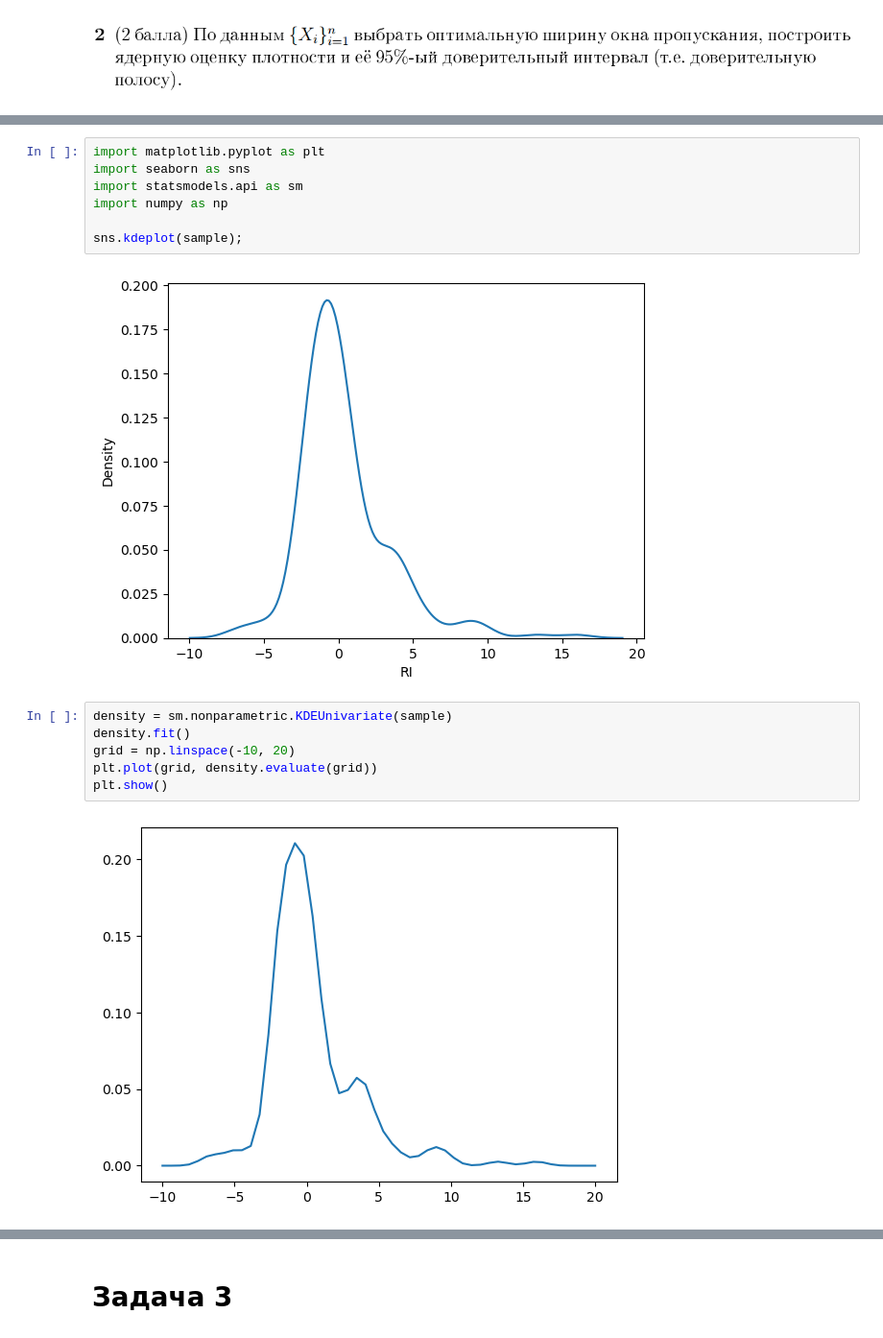
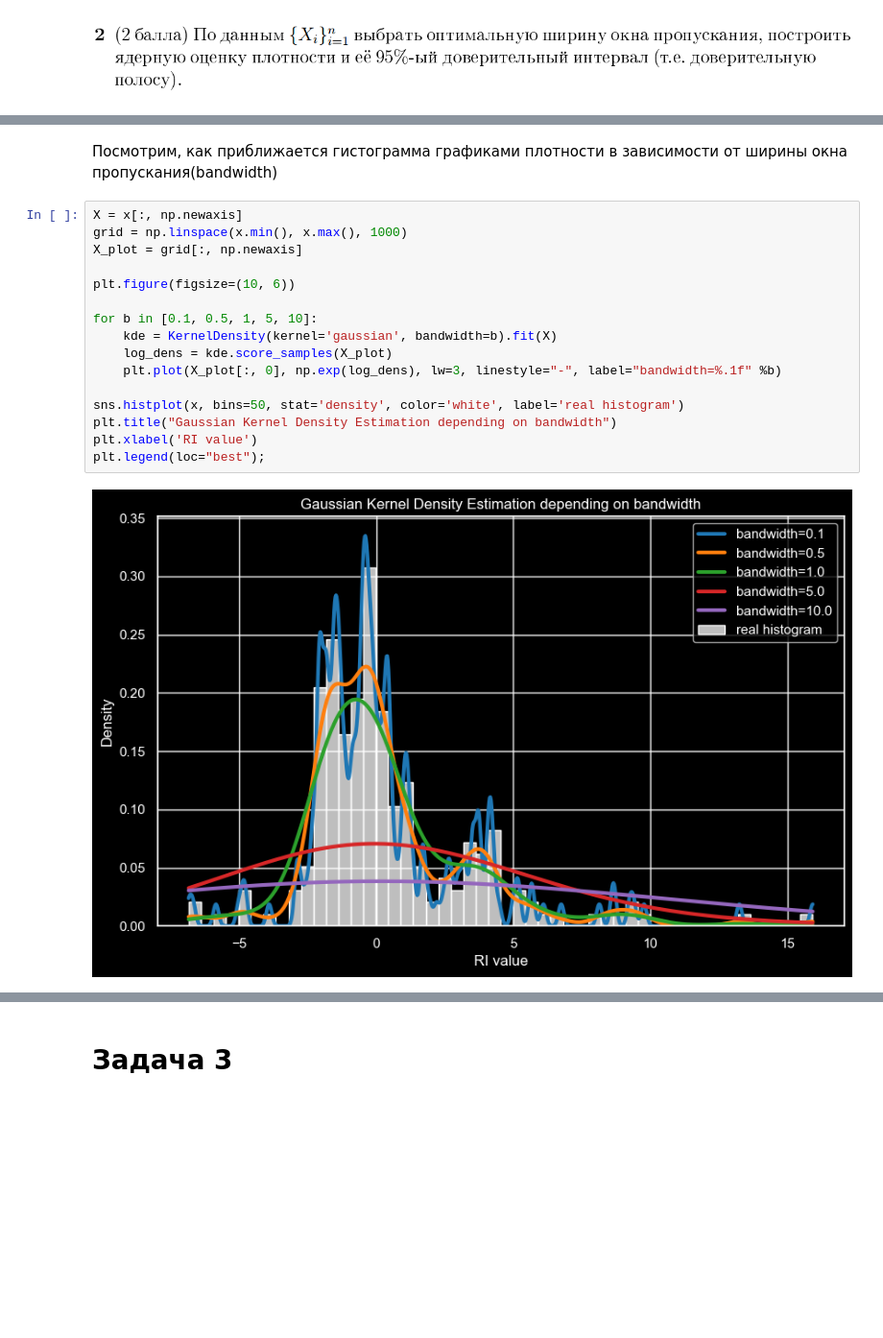
Before and after one commit to voroninip/Statistics, a Jupyter notebook: HW10/HW10.ipynb, the cells around one changed output, grey strips where cells are left out. Shown at 96% size. Cells and saved outputs as stored; diff of their text form; blank space fills up the shorter version.

```diff
--- a/HW10/HW10.ipynb
+++ b/HW10/HW10.ipynb
@@ -35,17 +48,20 @@ sample.hist(bins=50);
-# %%
-import matplotlib.pyplot as plt
-import seaborn as sns
-import statsmodels.api as sm
-import numpy as np
-
-sns.kdeplot(sample);
-# %% [output]
-[figure, removed]
-# %%
-density = sm.nonparametric.KDEUnivariate(sample)
-density.fit()
-grid = np.linspace(-10, 20)
-plt.plot(grid, density.evaluate(grid))
-plt.show()
-# %% [output]
-[figure, removed]
+# %% [markdown]
+Посмотрим, как приближается гистограмма графиками плотности в зависимости от ширины окна пропускания(bandwidth)
+# %%
+X = x[:, np.newaxis]
+grid = np.linspace(x.min(), x.max(), 1000)
+X_plot = grid[:, np.newaxis]
+
+plt.figure(figsize=(10, 6))
+
+for b in [0.1, 0.5, 1, 5, 10]:
+    kde = KernelDensity(kernel='gaussian', bandwidth=b).fit(X)
+    log_dens = kde.score_samples(X_plot)
+    plt.plot(X_plot[:, 0], np.exp(log_dens), lw=3, linestyle="-", label="bandwidth=%.1f" %b)
+
+sns.histplot(x, bins=50, stat='density', color='white', label='real histogram')
+plt.title("Gaussian Kernel Density Estimation depending on bandwidth")
+plt.xlabel('RI value')
+plt.legend(loc="best");
+# %% [output]
+[figure, added]
```
Also changed, not shown: parts of 20 cells of this notebook, 1 other file.
